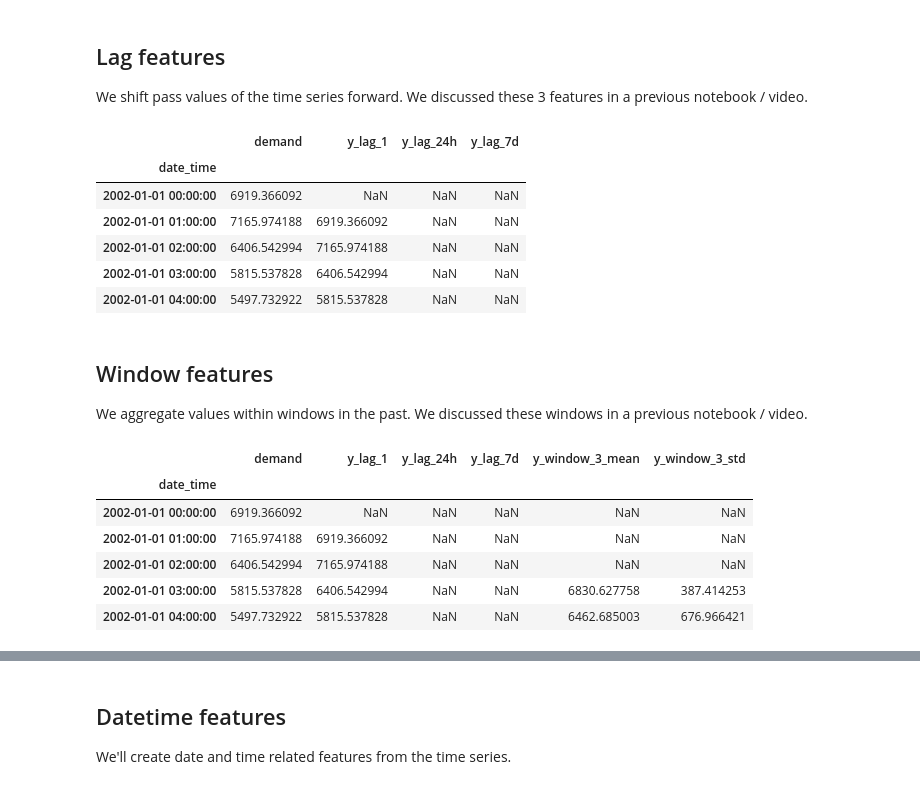
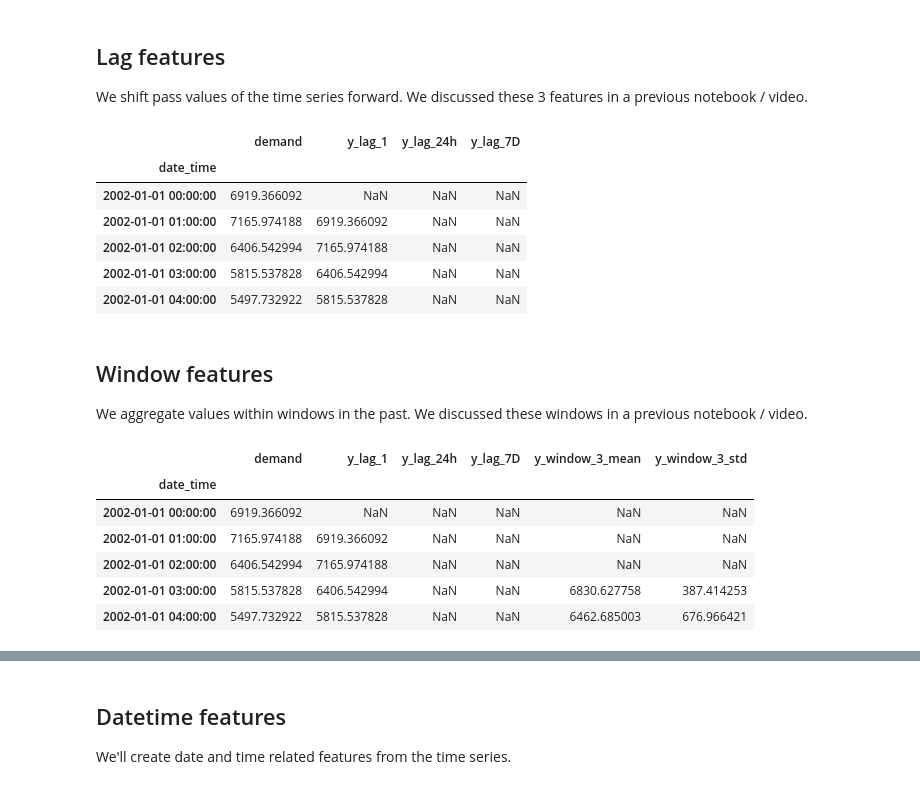
Before and after one commit to trainindata/forecasting-with-machine-learning, a Jupyter notebook: 01-forecasting-as-regression/04-single-step-forecasting-with-machine-learning.ipynb, the cells around one changed output, grey strips where cells are left out. Cells and saved outputs as stored; diff of their text form; code cells hidden in the pictures.

```diff
--- a/01-forecasting-as-regression/04-single-step-forecasting-with-machine-learning.ipynb
+++ b/01-forecasting-as-regression/04-single-step-forecasting-with-machine-learning.ipynb
@@ -31,7 +33,7 @@ A description of the data can be found [here](https://rdrr.io/cran/tsibbledata/m
 url = "https://raw.githubusercontent.com/tidyverts/tsibbledata/master/data-raw/vic_elec/VIC2015/demand.csv"
 df = pd.read_csv(url)
 
-df.drop(columns=["Industrial"], inplace=True)
+df = df.drop(columns=["Industrial"])
 
 # Convert the integer Date to an actual date with datetime type
 df["date"] = df["Date"].apply(
@@ -42,7 +44,7 @@ df["date"] = df["Date"].apply(
 df["date_time"] = df["date"] + \
     pd.to_timedelta((df["Period"] - 1) * 30, unit="m")
 
-df.dropna(inplace=True)
+df = df.dropna()
 
 # Rename columns
 df = df[["date_time", "OperationalLessIndustrial"]]
@@ -72,15 +74,15 @@ We shift pass values of the time series forward. We discussed these 3 features i
 # %%
 df[f"y_lag_1"] = df["demand"].shift(periods=1)
 
 freq = "24h"
 df[f"y_lag_{freq}"] = df["demand"].shift(freq=freq)
 
-freq = "7d"
+freq = "7D"
 df[f"y_lag_{freq}"] = df["demand"].shift(freq=freq)
 
 df.head()
 # %% [output]
-|  | demand | y_lag_1 | y_lag_24h | y_lag_7d |
+|  | demand | y_lag_1 | y_lag_24h | y_lag_7D |
 | date_time |  |  |  |  |
 | 2002-01-01 00:00:00 | 6919.366092 | NaN | NaN | NaN |
 | 2002-01-01 01:00:00 | 7165.974188 | 6919.366092 | NaN | NaN |
@@ -109,7 +111,7 @@ df = df.merge(result, how="left", left_index=True, right_index=True)
 
 df.head()
 # %% [output]
-|  | demand | y_lag_1 | y_lag_24h | y_lag_7d | y_window_3_mean | y_window_3_std |
+|  | demand | y_lag_1 | y_lag_24h | y_lag_7D | y_window_3_mean | y_window_3_std |
 | date_time |  |  |  |  |  |  |
 | 2002-01-01 00:00:00 | 6919.366092 | NaN | NaN | NaN | NaN | NaN |
 | 2002-01-01 01:00:00 | 7165.974188 | 6919.366092 | NaN | NaN | NaN | NaN |
```
Also changed, not shown: parts of 15 cells of this notebook, 3 other files.
